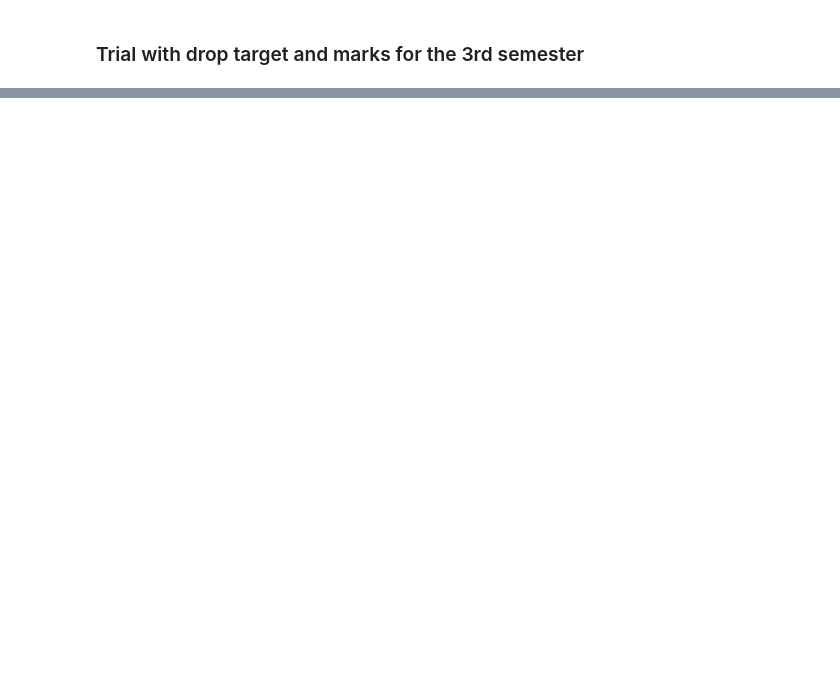
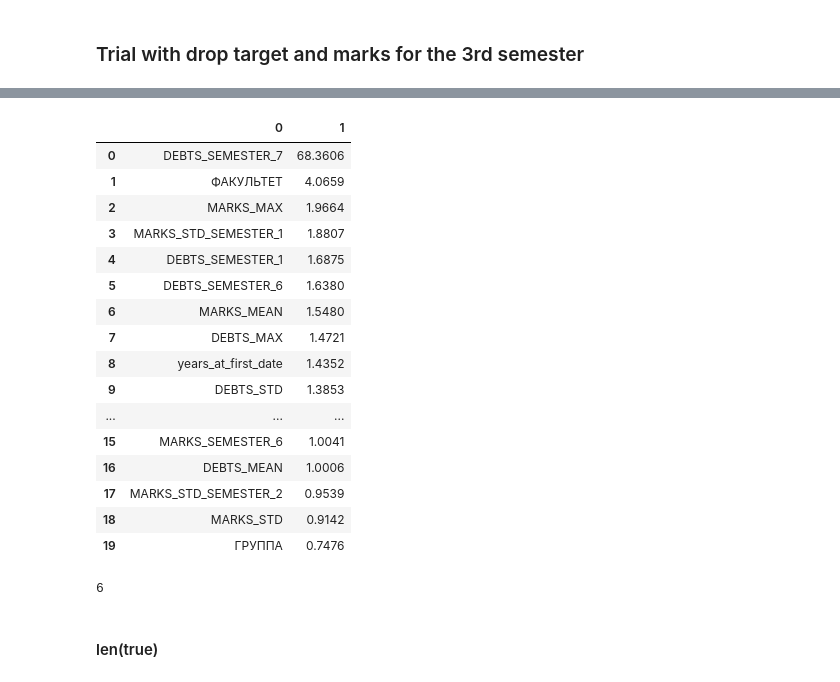
Before and after one commit to Vrungell/Like-a-cloud-for-2-clusters, a Jupyter notebook: processing_targets_model.ipynb, the cells around one changed output, grey strips where cells are left out. Drawn from its saved outputs; the diff is of its cells as text; code cells hidden in the pictures; blank space fills up the shorter version.

Commit message:
Processed 1 and 2 semester

```diff
--- a/processing_targets_model.ipynb
+++ b/processing_targets_model.ipynb
@@ -401,0 +491,3 @@ catb_imp
+# %%
+cat = CatBoostRegressor(iterations=500, task_type='CPU', silent=True, cat_features= ca_f,
+                         custom_metric=  ["MAE", "R2"], output_borders='0<\t>22')
@@ -401,0 +500,2 @@ catb_imp
+# %%
+fitted_model_regression = cat.fit(training_data, regression_target)
@@ -401,0 +504,11 @@ catb_imp
+# %%
+if flag=='mark':
+    true = fitted_model_regression.predict(training_data)
+    pred = [np.nan for i in range(number_of_students)]
+    targ = [np.nan for i in range(number_of_students)]
+    k=0
+    for i in range(number_of_students):
+        if indexes[i] not in list_of_useless:
+            pred[i]=true[k]
+            targ[i]=regression_target.iloc[k]
+            k+=1
@@ -401,0 +547,33 @@ catb_imp
+# %%
+catb_importances = cat.feature_importances_
+catb_imp = [
+        [i, round(j, 4)] for i, j in
+        zip(training_data.columns, cat.feature_importances_.flatten())
+            ]
+catb_imp = pd.DataFrame(sorted(catb_imp, key = lambda x: x[1], reverse = True)).head(20)
+# %%
+catb_imp
+# %% [output]
+|  | 0 | 1 |
+| 0 | DEBTS_SEMESTER_7 | 68.3606 |
+| 1 | ФАКУЛЬТЕТ | 4.0659 |
+| 2 | MARKS_MAX | 1.9664 |
+| 3 | MARKS_STD_SEMESTER_1 | 1.8807 |
+| 4 | DEBTS_SEMESTER_1 | 1.6875 |
+| 5 | DEBTS_SEMESTER_6 | 1.6380 |
+| 6 | MARKS_MEAN | 1.5480 |
+| 7 | DEBTS_MAX | 1.4721 |
+| 8 | years_at_first_date | 1.4352 |
+| 9 | DEBTS_STD | 1.3853 |
+| ... | ... | ... |
+| 15 | MARKS_SEMESTER_6 | 1.0041 |
+| 16 | DEBTS_MEAN | 1.0006 |
+| 17 | MARKS_STD_SEMESTER_2 | 0.9539 |
+| 18 | MARKS_STD | 0.9142 |
+| 19 | ГРУППА | 0.7476 |
+# %%
+len(predictions_mean_debt)
+# %% [output]
+6
+# %% [markdown]
+#### len(true)
```
Also changed, not shown: parts of 90 cells of this notebook, 16 other files.
